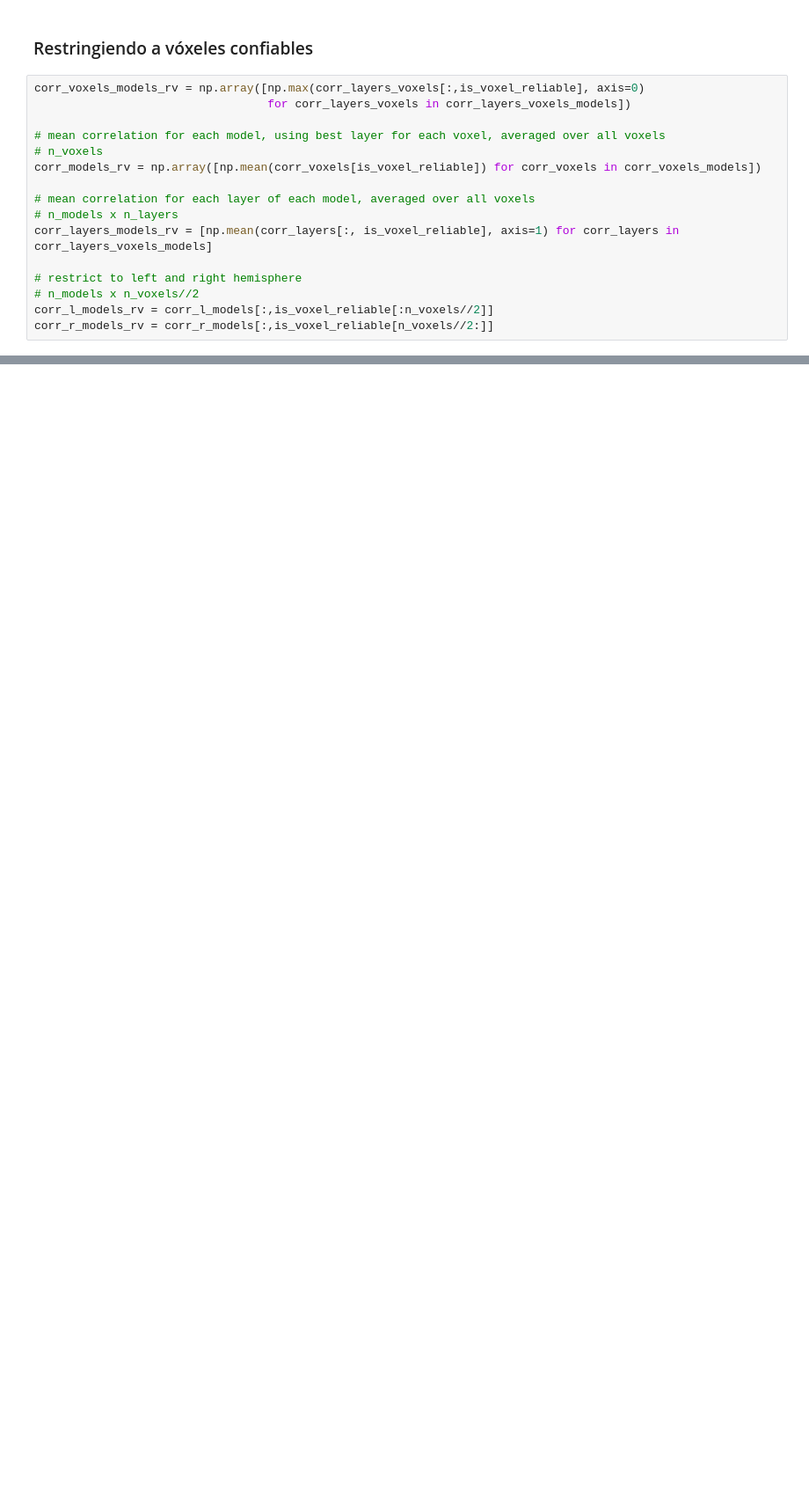
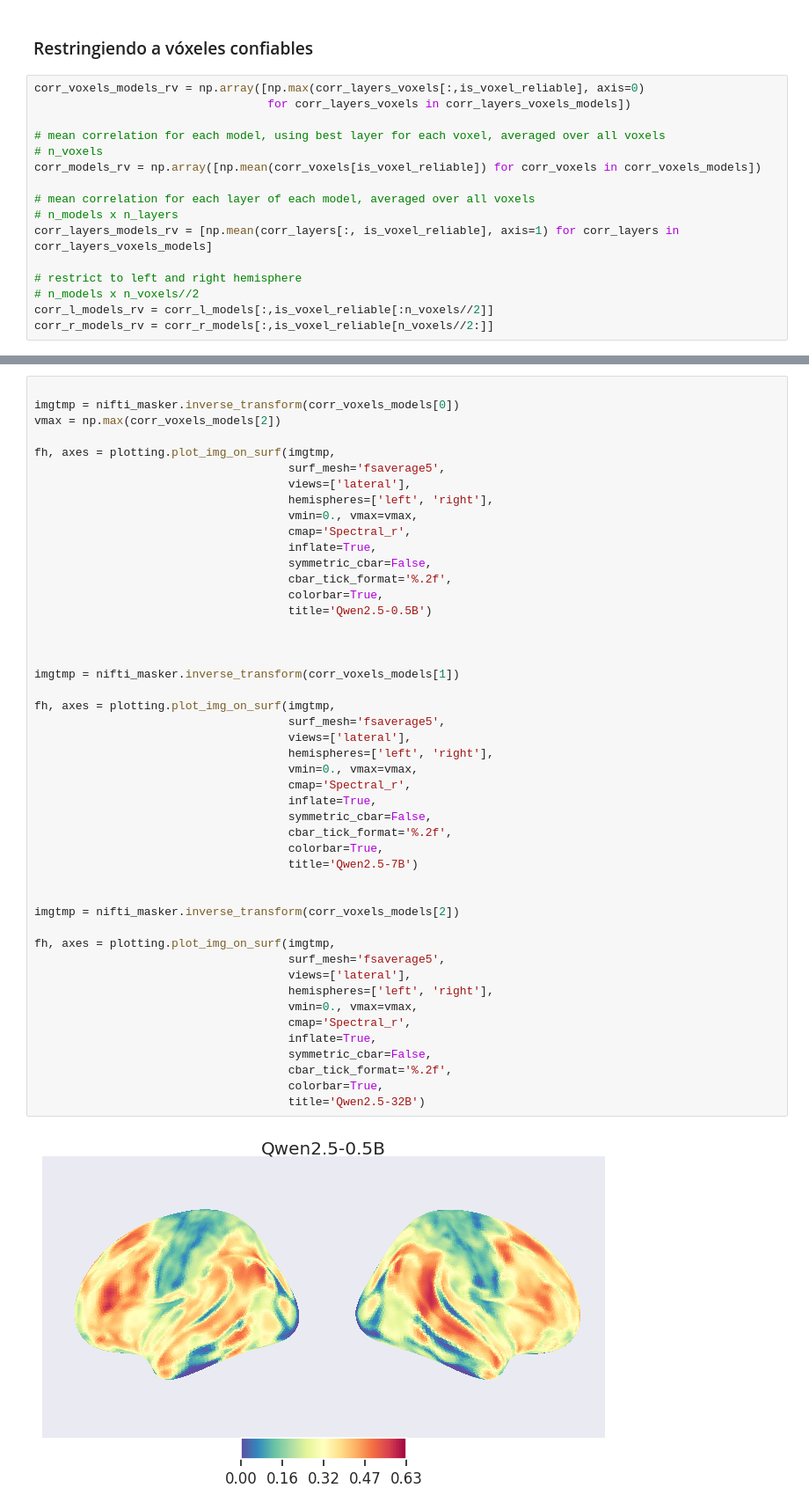
Before and after one commit to almadana/iberamia_brain_llms, a Jupyter notebook: Visualizar_resultados.ipynb, the cells around one changed output, grey strips where cells are left out. Shown at 88% size. Saved outputs shown, nothing was run; the diff lists cells and outputs as text; blank space fills up the shorter version.

```diff
--- a/Visualizar_resultados.ipynb
+++ b/Visualizar_resultados.ipynb
@@ -413,0 +430,49 @@ if save_fig:
+# %%
+
+imgtmp = nifti_masker.inverse_transform(corr_voxels_models[0])
+vmax = np.max(corr_voxels_models[2])
+
+fh, axes = plotting.plot_img_on_surf(imgtmp,
+                                     surf_mesh='fsaverage5',
+                                     views=['lateral'],
+                                     hemispheres=['left', 'right'],
+                                     vmin=0., vmax=vmax,
+                                     cmap='Spectral_r',
+                                     inflate=True,
+                                     symmetric_cbar=False,
+                                     cbar_tick_format='%.2f',
+                                     colorbar=True,
+                                     title='Qwen2.5-0.5B')
+
+
+
+imgtmp = nifti_masker.inverse_transform(corr_voxels_models[1])
+
+fh, axes = plotting.plot_img_on_surf(imgtmp,
+                                     surf_mesh='fsaverage5',
+                                     views=['lateral'],
+                                     hemispheres=['left', 'right'],
+                                     vmin=0., vmax=vmax,
+                                     cmap='Spectral_r',
+                                     inflate=True,
+                                     symmetric_cbar=False,
+                                     cbar_tick_format='%.2f',
+                                     colorbar=True,
+                                     title='Qwen2.5-7B')
+
+
+imgtmp = nifti_masker.inverse_transform(corr_voxels_models[2])
+
+fh, axes = plotting.plot_img_on_surf(imgtmp,
+                                     surf_mesh='fsaverage5',
+                                     views=['lateral'],
+                                     hemispheres=['left', 'right'],
+                                     vmin=0., vmax=vmax,
+                                     cmap='Spectral_r',
+                                     inflate=True,
+                                     symmetric_cbar=False,
+                                     cbar_tick_format='%.2f',
+                                     colorbar=True,
+                                     title='Qwen2.5-32B')
+# %% [output]
+[figure, added]
```
Also changed, not shown: parts of 11 cells of this notebook, 29 other files.
